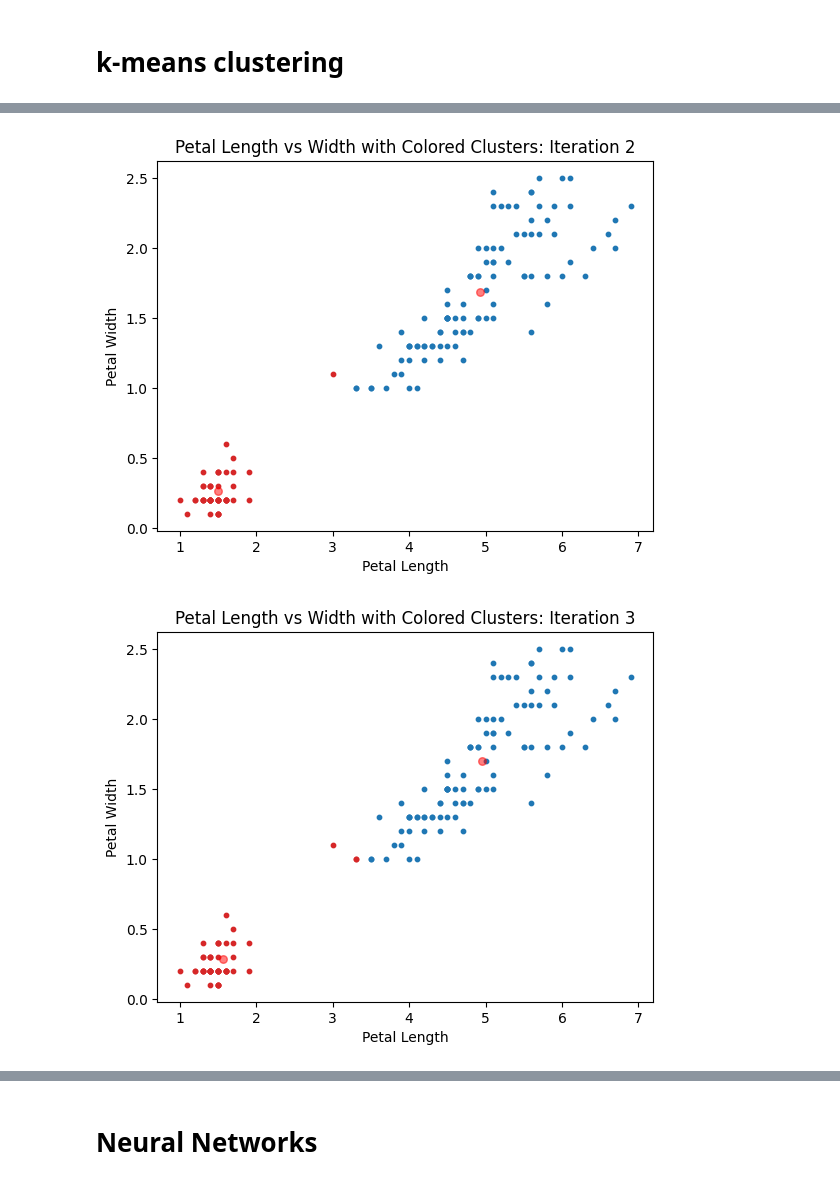
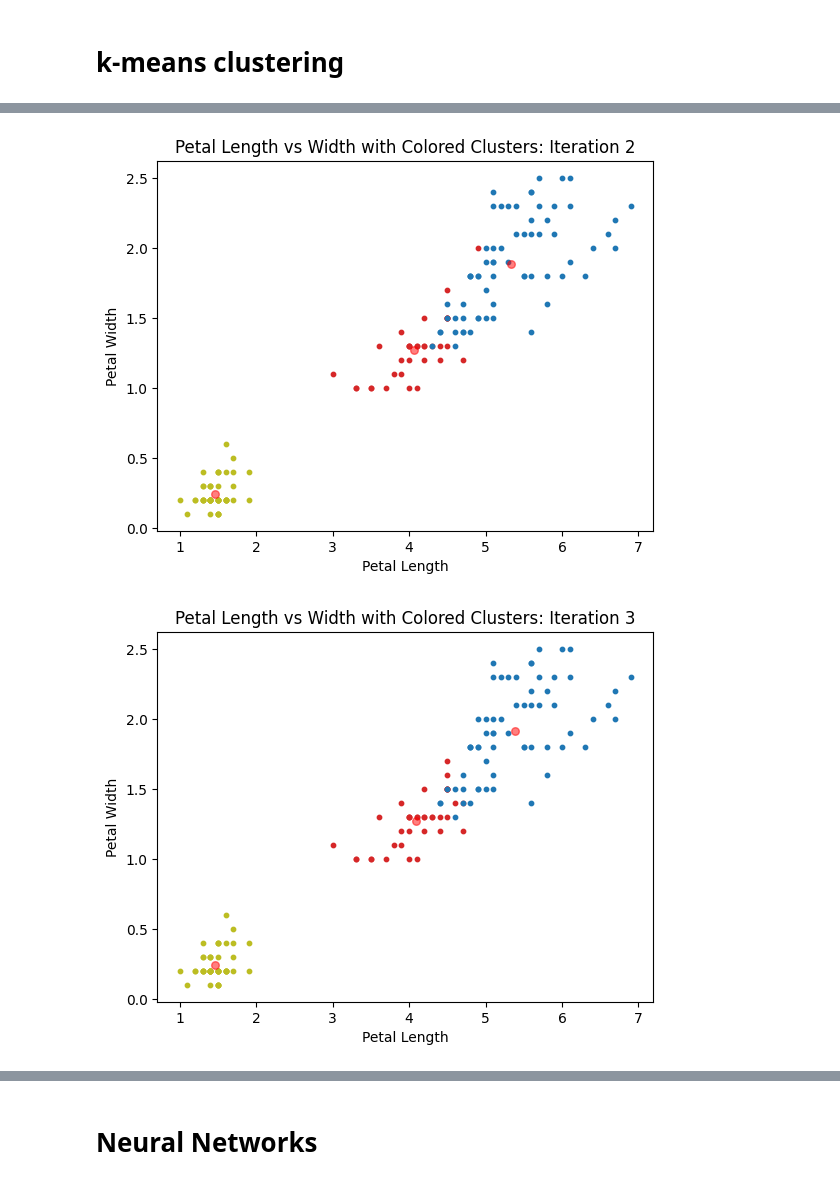
Before and after one commit to Jython1415/csds391-pa2, a Jupyter notebook: main.ipynb, the cells around one changed output, grey strips where cells are left out. Drawn from its saved outputs; the diff is of its cells as text; code cells hidden in the pictures.

```diff
--- a/main.ipynb
+++ b/main.ipynb
@@ -6,6 +6,6 @@ data = IrisData()
 # k-means clustering
 # %%
 from src.KMeansClustering import *
-kMeans = KMeansClustering(data, k = 2, maxItr = 100)
+kMeans = KMeansClustering(data, k = 3, maxItr = 100)
 kMeans.run()
 # %% [output]
@@ -13,2 +13,2 @@ kMeans.run()
-[figure, old version]
+[figure, new version]
-[figure, old version]
+[figure, new version]
```
Also changed, not shown: parts of 4 cells of this notebook.
